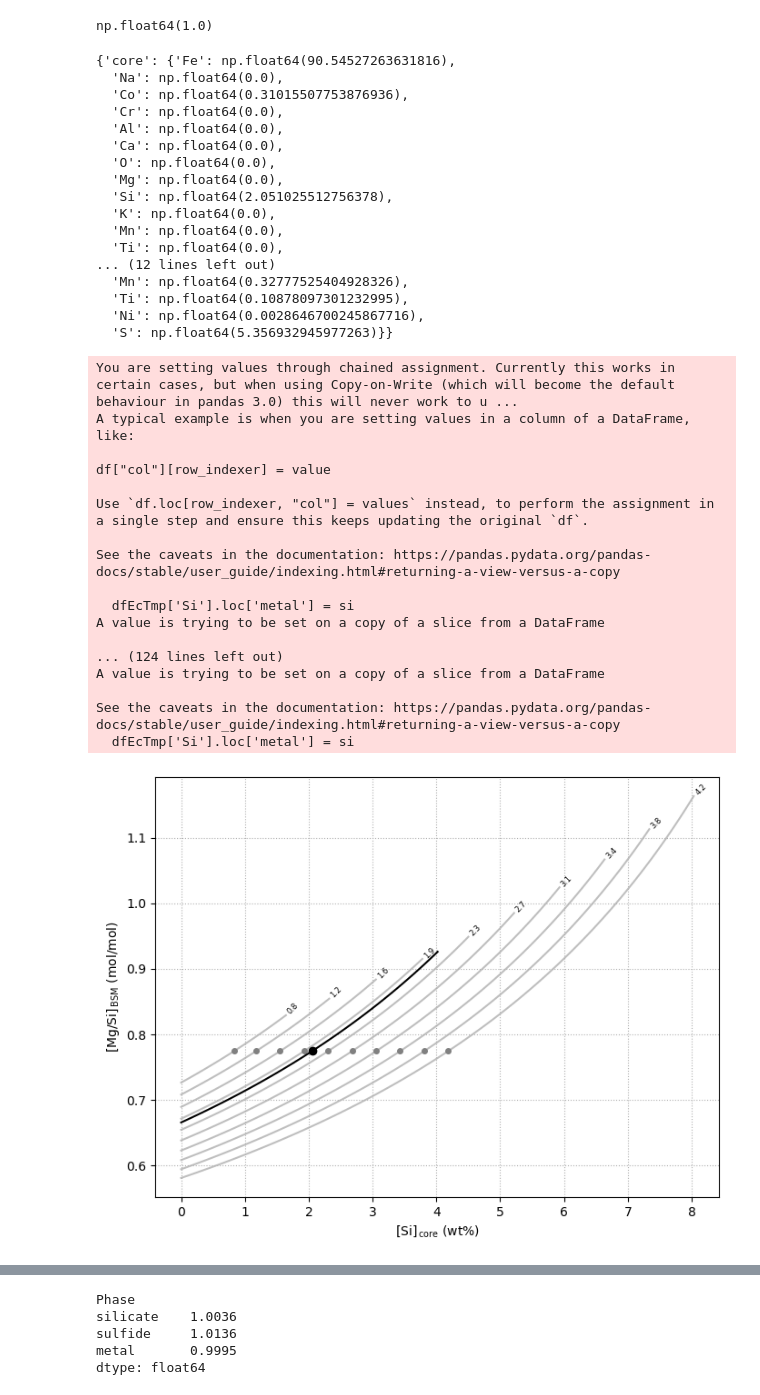
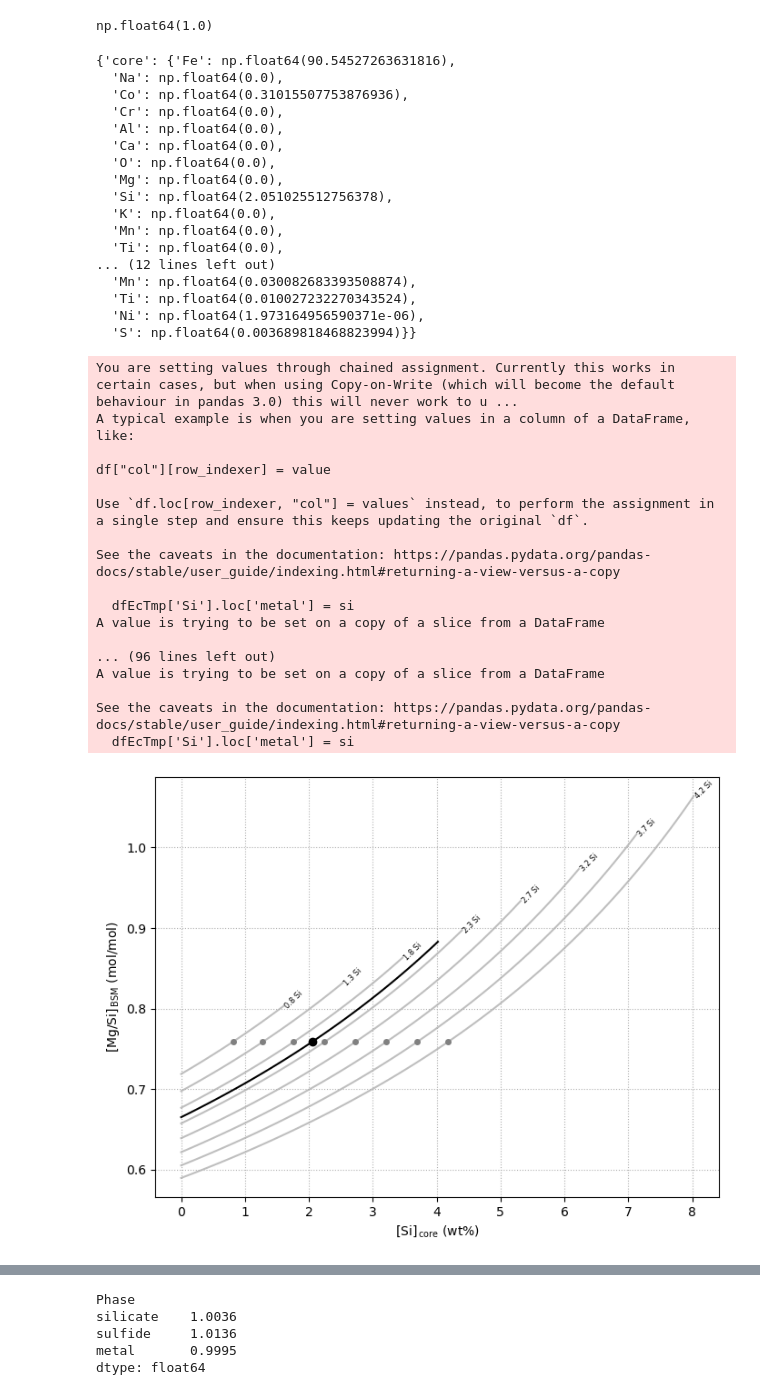
Before and after one commit to kellertobs/hgcomp, a Jupyter notebook: eh_make.ipynb, the cells around one changed output, grey strips where cells are left out. Drawn from its saved outputs; the diff is of its cells as text; code cells hidden in the pictures.

```diff
--- a/eh_make.ipynb
+++ b/eh_make.ipynb
@@ -145,8 +171,14 @@ class Planet:
 # mixing matrix mapping reservoirs to components
 mix = {'core'  : {'metal':1, 'silicate':0, 'sulfide':0},
        'mantle': {'metal':0,
-                  'silicate':dfEc.loc['silicate'].prop/(dfEc.loc['silicate'].prop + dfEc.loc['sulfide'].prop),
-                  'sulfide': dfEc.loc['sulfide'].prop/(dfEc.loc['silicate'].prop + dfEc.loc['sulfide'].prop)}}
+                  'silicate': 1-1e-4,
+                  'sulfide': 1e-4}}
+
+# mix = {'core'  : {'metal':1, 'silicate':0, 'sulfide':0},
+#        'mantle': {'metal':0,
+#                   'silicate':dfEc.loc['silicate'].prop/(dfEc.loc['silicate'].prop + dfEc.loc['sulfide'].prop),
+#                   'sulfide': dfEc.loc['sulfide'].prop/(dfEc.loc['silicate'].prop + dfEc.loc['sulfide'].prop)}}
+
 
 # component modification matrix
 #  the inner dictionaries of arrays describe the fraction of moles lost from each component of each element
@@ -181,10 +213,10 @@ merc.get_compositions()
   'Mn': np.float64(0.0),
   'Ti': np.float64(0.0),
 ... (12 lines left out)
-  'Mn': np.float64(0.32777525404928326),
-  'Ti': np.float64(0.10878097301232995),
-  'Ni': np.float64(0.0028646700245867716),
-  'S': np.float64(5.356932945977263)}}
+  'Mn': np.float64(0.030082683393508874),
+  'Ti': np.float64(0.010027232270343524),
+  'Ni': np.float64(1.973164956590371e-06),
+  'S': np.float64(0.003689818468823994)}}
 # %%
 fg, ax = plt.subplots()
 
@@ -200,23 +232,44 @@ merc = Planet(masses,
 ax.plot(merc.get_compositions()['core']['Si'], merc.get_compositions()['mantle']['Mg']/merc.get_compositions()['mantle']['Si'] * (atmasses['Si']/atmasses['Mg']), 'o',
         color='black', zorder=2)
 
+# factors of Si remova/addition to loop over
 facs = np.linspace(-1,1,100)
+# output for plotting
 out = np.zeros((len(facs), 3))
+# matrix for output for thermodynamic calculations
+thermoOut = np.zeros((len(facs), 1+len(thermoElements)))
 for i, xi in enumerate(facs):
-     mod_components['metal']['metal']['Si'] = xi
-     mod_components['metal']['silicate']['Si'] = 1
+        mod_components['metal']['metal']['Si'] = xi
+        mod_components['metal']['silicate']['Si'] = 1
 
-     merc.mod_components = mod_components
+        merc.mod_components = mod_components
 
-     comp = merc.get_compositions()
+        comp = merc.get_compositions()
 
-     out[i, 0] = xi
-     out[i, 1] = comp['core']['Si']
-     out[i, 2] = comp['mantle']['Mg']/comp['mantle']['Si'] * (atmasses['Si']/atmasses['Mg'])
+        # store for plotting
+        out[i, 0] = xi
+        out[i, 1] = comp['core']['Si']
+        out[i, 2] = comp['mantle']['Mg']/comp['mantle']['Si'] * (atmasses['Si']/atmasses['Mg'])
+
+        # store for thermodynamic calculations
+        thermoOut[i, 0] = comp['core']['Si']
+
+        tmpComp = np.array([comp['mantle'][e] for e in thermoElements])
+        #  handle oxygen separately
+        tmpComp[0] = 1e-3
+        thermoOut[i, 1] = tmpComp[0]
+
+        thermoOut[i, 2:] = [comp['mantle'][e] * molMasses[thermoMap[e]]/atmasses[e] for e in thermoElements[1:]]
+        # renormalise to 100%
+        thermoOut[i, 1:] = thermoOut[i, 1:] / np.sum(thermoOut[i, 1:]) * 100
+
+
+
 
 
 ax.plot(out[:,1], out[:,2], color='black', zorder=2)
 
+# reset planet state for loop over silica content
 mod_components = {'metal': {'silicate': {'Fe':0., 'Na':0., 'Co':0., 'Cr':0., 'Al':0., 'Ca':0., 'O':0., 'Mg':0., 'Si':0., 'K':0., 'Mn':0., 'Ti':0., 'Ni':0., 'S':0.},
                             'metal':    {'Fe':0., 'Na':0., 'Co':0., 'Cr':0., 'Al':0., 'Ca':0., 'O':0., 'Mg':0., 'Si':0., 'K':0., 'Mn':0., 'Ti':0., 'Ni':0., 'S':0.},
                             'sulfide':  {'Fe':0., 'Na':0., 'Co':0., 'Cr':0., 'Al':0., 'Ca':0., 'O':0., 'Mg':0., 'Si':0., 'K':0., 'Mn':0., 'Ti':0., 'Ni':0., 'S':0.}}}
@@ -227,14 +280,16 @@ merc = Planet(masses,
               mod_components=mod_components)
 
 # manually set range of Si in core
-sis = np.linspace(0.8,4.2,10)
+sis = np.linspace(0.8,4.2,8)
 for si in sis:
         merc.mod_reset()
 
         dfEcTmp['Si'].loc['metal'] = si
         dfEcTmp[elements] = dfEcTmp[elements].div(dfEcTmp[elements].sum(axis=1)/100, axis=0)
 
-        mod_components = {'metal': {'silicate': {'Fe':0., 'Na':0., 'Co':0., 'Cr':0., 'Al':0., 'Ca':0., 'O':0., 'Mg':0., 'Si':0., 'K':0., 'Mn':0., 'Ti':0., 'Ni':0., 'S':0.},
+        # reset planet comp at each new silica composition
+        mod_components = {'metal': {'silicate': {
+                'Fe':0., 'Na':0., 'Co':0., 'Cr':0., 'Al':0., 'Ca':0., 'O':0., 'Mg':0., 'Si':0., 'K':0., 'Mn':0., 'Ti':0., 'Ni':0., 'S':0.},
                             'metal':    {'Fe':0., 'Na':0., 'Co':0., 'Cr':0., 'Al':0., 'Ca':0., 'O':0., 'Mg':0., 'Si':0., 'K':0., 'Mn':0., 'Ti':0., 'Ni':0., 'S':0.},
                             'sulfide':  {'Fe':0., 'Na':0., 'Co':0., 'Cr':0., 'Al':0., 'Ca':0., 'O':0., 'Mg':0., 'Si':0., 'K':0., 'Mn':0., 'Ti':0., 'Ni':0., 'S':0.}}}
 
@@ -270,35 +325,35 @@ for si in sis:
                 # break
         ax.plot(out[:,1], out[:,2], color='grey', alpha=0.5, zorder=1)
 
-        ax.annotate('{:.1f}'.format(si), (out[-1, 1], out[-1, 2]), xytext=(0,5),
+        ax.annotate('{:.1f} Si'.format(si), (out[-1, 1], out[-1, 2]), xytext=(0,5),
                     rotation=45, fontsize=6, horizontalalignment='left', verticalalignment='center', textcoords='offset points')
 
 
 # ax.set_xlim([0, 4])
 
 ax.set_ylabel(r'$\mathsf{[Mg/Si]}_\mathsf{\,BSM}$ (mol/mol)')
 ax.set_xlabel(r'$\mathsf{[Si]}_\mathsf{\,core}$ (wt%)')
 
 ax.grid(ls=':')
 
 fg.set_figwidth(8)
 fg.set_figheight(6)
 # %% [output]
 You are setting values through chained assignment. Currently this works in certain cases, but when using Copy-on-Write (which will become the default behaviour in pandas 3.0) this will never work to u ...
 A typical example is when you are setting values in a column of a DataFrame, like:
 
 df["col"][row_indexer] = value
 
 Use `df.loc[row_indexer, "col"] = values` instead, to perform the assignment in a single step and ensure this keeps updating the original `df`.
 
 See the caveats in the documentation: https://pandas.pydata.org/pandas-docs/stable/user_guide/indexing.html#returning-a-view-versus-a-copy
 
   dfEcTmp['Si'].loc['metal'] = si
 A value is trying to be set on a copy of a slice from a DataFrame
 
-... (124 lines left out)
+... (96 lines left out)
 A value is trying to be set on a copy of a slice from a DataFrame
 
 See the caveats in the documentation: https://pandas.pydata.org/pandas-docs/stable/user_guide/indexing.html#returning-a-view-versus-a-copy
   dfEcTmp['Si'].loc['metal'] = si
-[figure, old version]
+[figure, new version]
```
Also changed, not shown: parts of 6 cells of this notebook, 2 other files.
